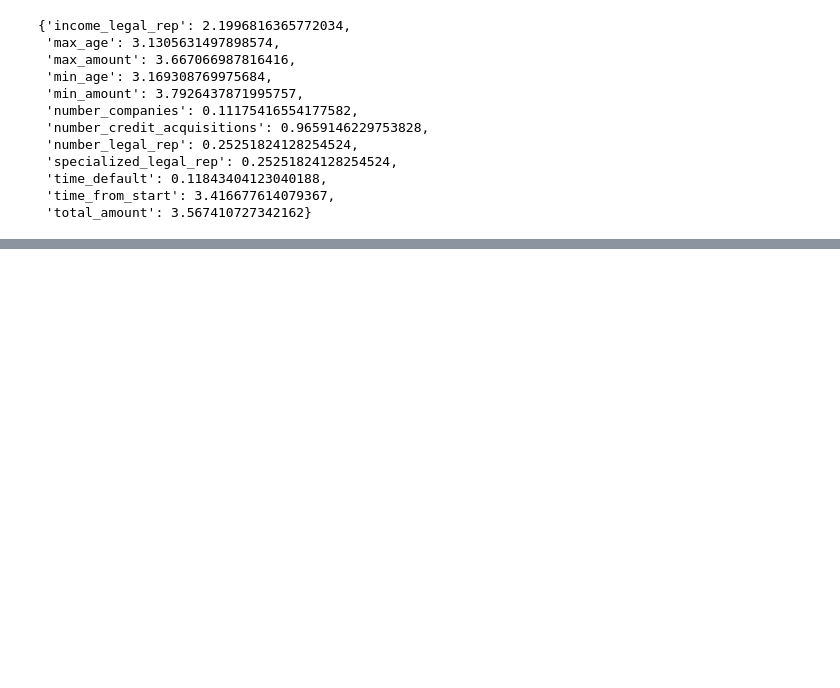
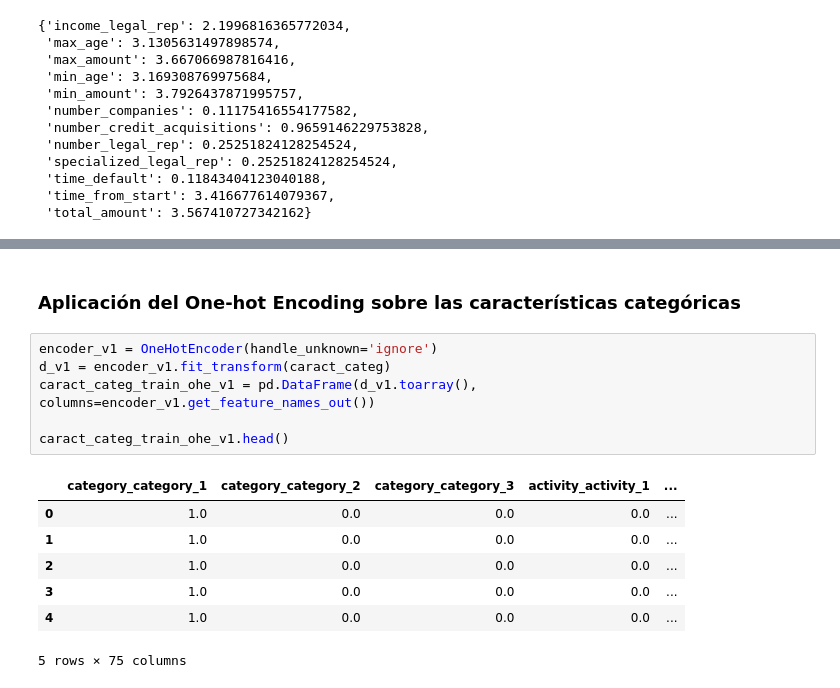
Before and after one commit to rodrigoase/bbva-data-challenge, a Jupyter notebook: Experimentacion.ipynb, the cells around one changed output, grey strips where cells are left out. Saved outputs shown, nothing was run; the diff lists cells and outputs as text; blank space fills up the shorter version.

```diff
--- a/Experimentacion.ipynb
+++ b/Experimentacion.ipynb
@@ -491,0 +543,16 @@ Chi-square Statistic 1296422.000 p_value 0.000
+# %% [markdown]
+### Aplicación del One-hot Encoding sobre las características categóricas
+# %%
+encoder_v1 = OneHotEncoder(handle_unknown='ignore')
+d_v1 = encoder_v1.fit_transform(caract_categ)
+caract_categ_train_ohe_v1 = pd.DataFrame(d_v1.toarray(), columns=encoder_v1.get_feature_names_out())
+
+caract_categ_train_ohe_v1.head()
+# %% [output]
+|  | category_category_1 | category_category_2 | category_category_3 | activity_activity_1 | ... |
+| 0 | 1.0 | 0.0 | 0.0 | 0.0 | ... |
+| 1 | 1.0 | 0.0 | 0.0 | 0.0 | ... |
+| 2 | 1.0 | 0.0 | 0.0 | 0.0 | ... |
+| 3 | 1.0 | 0.0 | 0.0 | 0.0 | ... |
+| 4 | 1.0 | 0.0 | 0.0 | 0.0 | ... |
+5 rows × 75 columns
```
Also changed, not shown: parts of 58 cells of this notebook.
